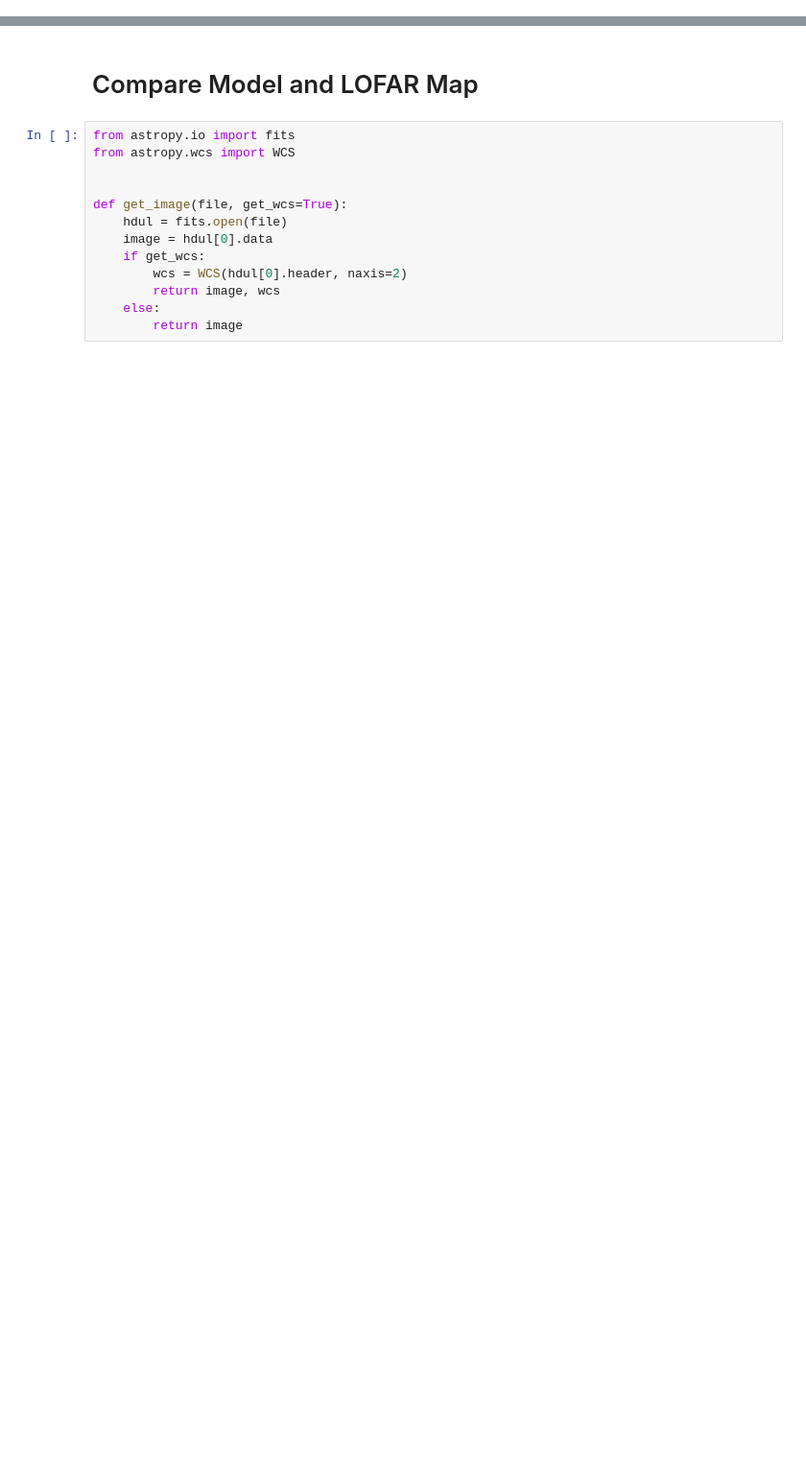
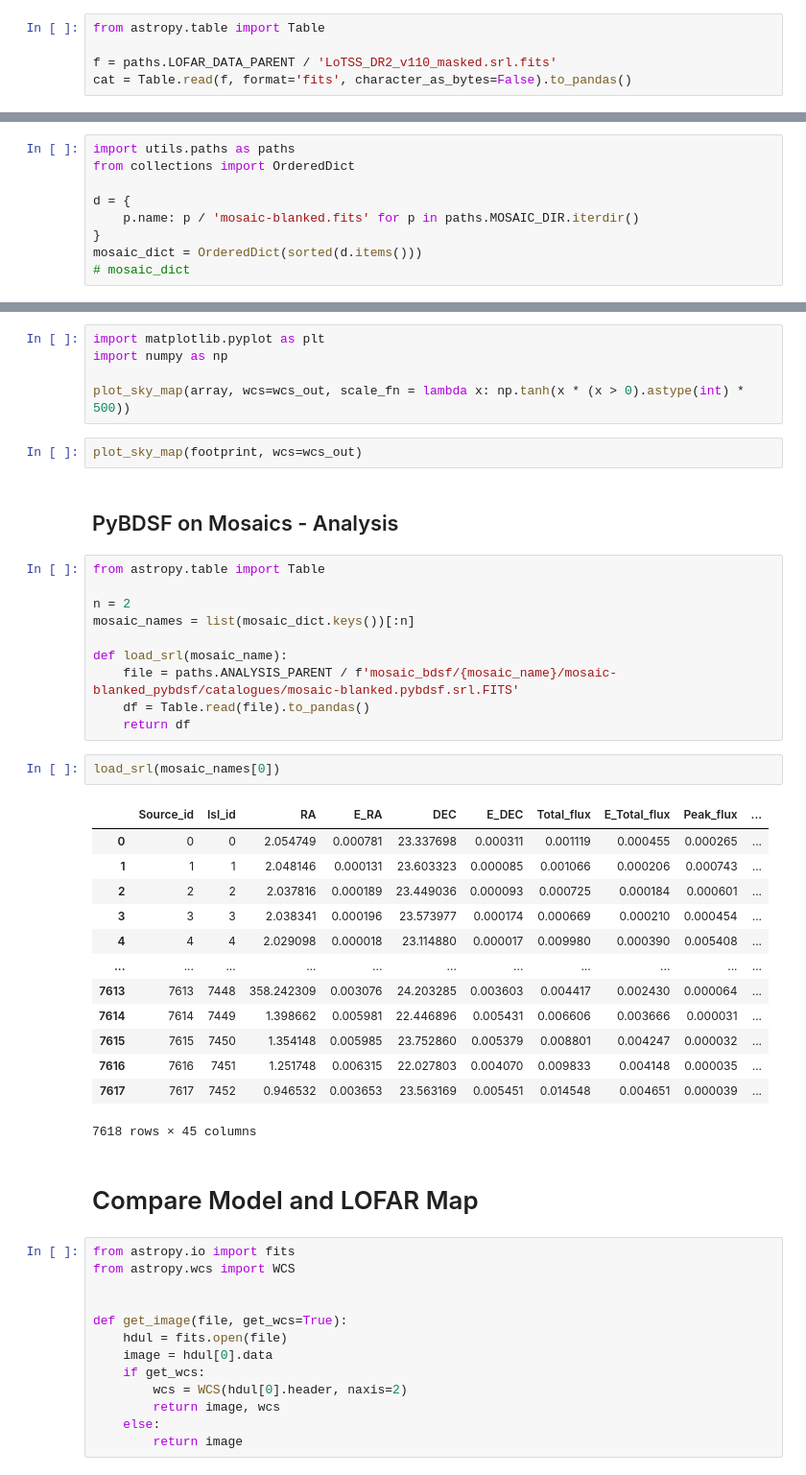
Before and after one commit to tmartinezML/LOFAR-Diffusion, a Jupyter notebook: src/notebooks/sky_maps.ipynb, the cells around one changed output, grey strips where cells are left out. Shown: that part at 96% size. Drawn from its saved outputs; the diff is of its cells as text; blank space fills up the shorter version.

```diff
--- a/src/notebooks/sky_maps.ipynb
+++ b/src/notebooks/sky_maps.ipynb
@@ -11,0 +14,5 @@ os.getcwd()
+# %%
+from astropy.table import Table
+
+f = paths.LOFAR_DATA_PARENT / 'LoTSS_DR2_v110_masked.srl.fits'
+cat = Table.read(f, format='fits', character_as_bytes=False).to_pandas()
@@ -11,0 +27,9 @@ os.getcwd()
+# %%
+import utils.paths as paths
+from collections import OrderedDict
+
+d = {
+    p.name: p / 'mosaic-blanked.fits' for p in paths.MOSAIC_DIR.iterdir()
+}
+mosaic_dict = OrderedDict(sorted(d.items()))
+# mosaic_dict
@@ -12,3 +70,38 @@ os.getcwd()
+# %%
+import matplotlib.pyplot as plt
+import numpy as np
+
+plot_sky_map(array, wcs=wcs_out, scale_fn = lambda x: np.tanh(x * (x > 0).astype(int) * 500))
+# %%
+plot_sky_map(footprint, wcs=wcs_out)
+# %% [markdown]
+## PyBDSF on Mosaics - Analysis
+# %%
+from astropy.table import Table
+
+n = 2
+mosaic_names = list(mosaic_dict.keys())[:n]
+
+def load_srl(mosaic_name):
+    file = paths.ANALYSIS_PARENT / f'mosaic_bdsf/{mosaic_name}/mosaic-blanked_pybdsf/catalogues/mosaic-blanked.pybdsf.srl.FITS'
+    df = Table.read(file).to_pandas()
+    return df
+# %%
+load_srl(mosaic_names[0])
+# %% [output]
+|  | Source_id | Isl_id | RA | E_RA | DEC | E_DEC | Total_flux | E_Total_flux | Peak_flux | ... |
+| 0 | 0 | 0 | 2.054749 | 0.000781 | 23.337698 | 0.000311 | 0.001119 | 0.000455 | 0.000265 | ... |
+| 1 | 1 | 1 | 2.048146 | 0.000131 | 23.603323 | 0.000085 | 0.001066 | 0.000206 | 0.000743 | ... |
+| 2 | 2 | 2 | 2.037816 | 0.000189 | 23.449036 | 0.000093 | 0.000725 | 0.000184 | 0.000601 | ... |
+| 3 | 3 | 3 | 2.038341 | 0.000196 | 23.573977 | 0.000174 | 0.000669 | 0.000210 | 0.000454 | ... |
+| 4 | 4 | 4 | 2.029098 | 0.000018 | 23.114880 | 0.000017 | 0.009980 | 0.000390 | 0.005408 | ... |
+| ... | ... | ... | ... | ... | ... | ... | ... | ... | ... | ... |
+| 7613 | 7613 | 7448 | 358.242309 | 0.003076 | 24.203285 | 0.003603 | 0.004417 | 0.002430 | 0.000064 | ... |
+| 7614 | 7614 | 7449 | 1.398662 | 0.005981 | 22.446896 | 0.005431 | 0.006606 | 0.003666 | 0.000031 | ... |
+| 7615 | 7615 | 7450 | 1.354148 | 0.005985 | 23.752860 | 0.005379 | 0.008801 | 0.004247 | 0.000032 | ... |
+| 7616 | 7616 | 7451 | 1.251748 | 0.006315 | 22.027803 | 0.004070 | 0.009833 | 0.004148 | 0.000035 | ... |
+| 7617 | 7617 | 7452 | 0.946532 | 0.003653 | 23.563169 | 0.005451 | 0.014548 | 0.004651 | 0.000039 | ... |
+7618 rows × 45 columns
 # %% [markdown]
 # Compare Model and LOFAR Map
 # %%
```
Also changed, not shown: parts of 140 cells of this notebook, 3 other files.
